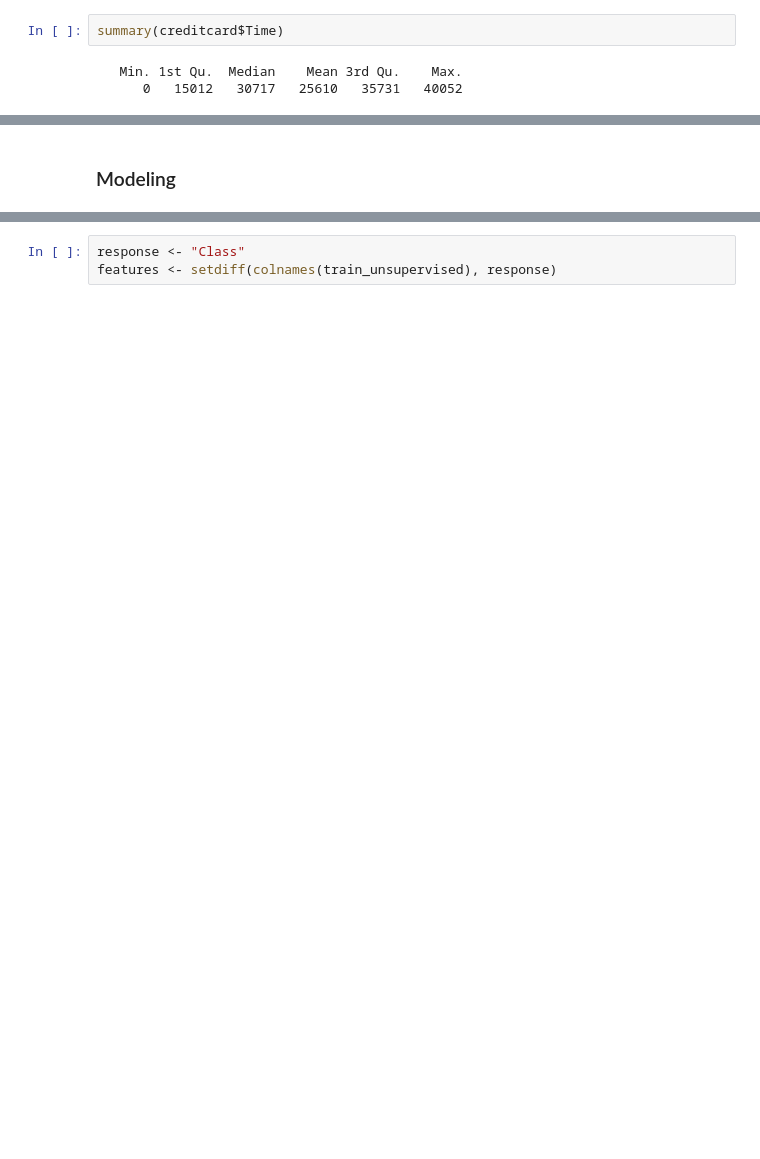
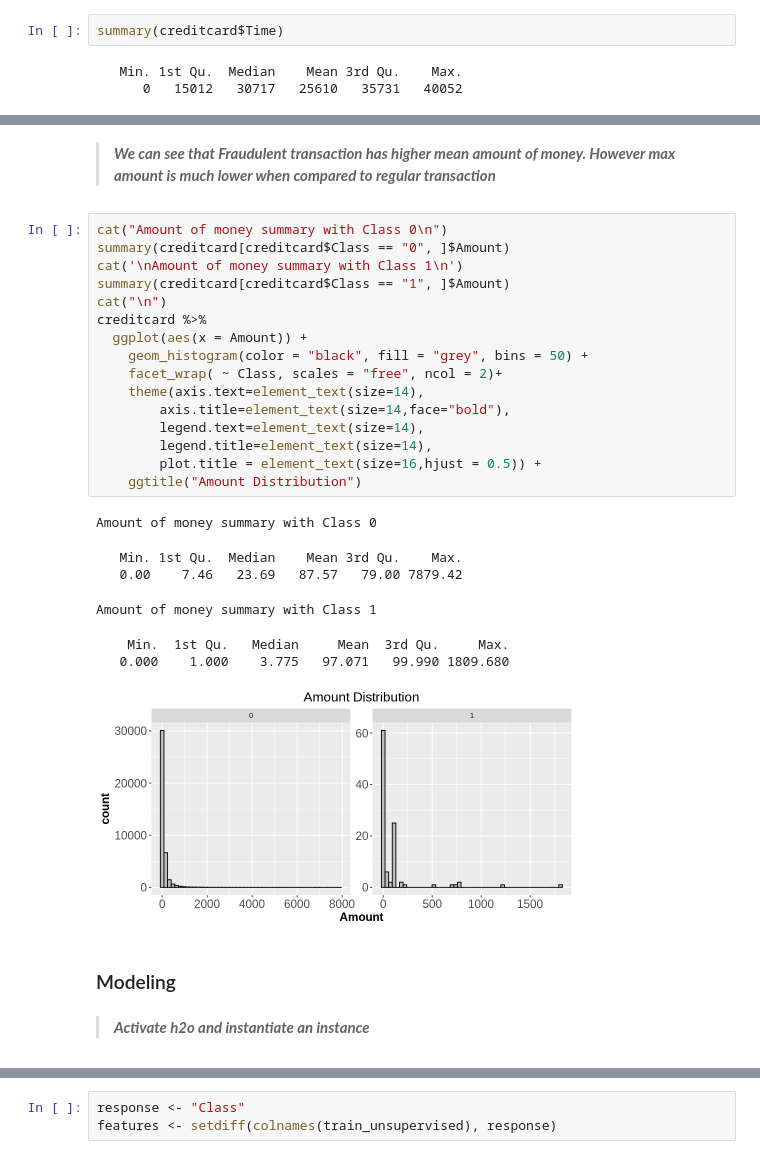
Before and after one commit to nagarajgn01/anomaly-detection-autoencoder-h2o, a Jupyter notebook: Fraud_Detection.ipynb, the cells around one changed output, grey strips where cells are left out. Cells and saved outputs as stored; diff of their text form; blank space fills up the shorter version.

```diff
--- a/Fraud_Detection.ipynb
+++ b/Fraud_Detection.ipynb
@@ -112,4 +135,32 @@ creditcard %>%
+# %% [markdown]
+> ***We can see that Fraudulent transaction has higher mean amount of money. However max amount is much lower when compared to regular transaction***
+# %%
+cat("Amount of money summary with Class 0\n")
+summary(creditcard[creditcard$Class == "0", ]$Amount)
+cat('\nAmount of money summary with Class 1\n')
+summary(creditcard[creditcard$Class == "1", ]$Amount)
+cat("\n")
+creditcard %>%
+  ggplot(aes(x = Amount)) +
+    geom_histogram(color = "black", fill = "grey", bins = 50) +
+    facet_wrap( ~ Class, scales = "free", ncol = 2)+
+    theme(axis.text=element_text(size=14),
+        axis.title=element_text(size=14,face="bold"),
+        legend.text=element_text(size=14),
+        legend.title=element_text(size=14),
+        plot.title = element_text(size=16,hjust = 0.5)) +
+    ggtitle("Amount Distribution")
+# %% [output]
+Amount of money summary with Class 0
+   Min. 1st Qu.  Median    Mean 3rd Qu.    Max.
+   0.00    7.46   23.69   87.57   79.00 7879.42
+Amount of money summary with Class 1
+    Min.  1st Qu.   Median     Mean  3rd Qu.     Max.
+   0.000    1.000    3.775   97.071   99.990 1809.680
+[figure, added]
 # %% [markdown]
 ### Modeling
+# %% [markdown]
+> ***Activate h2o and instantiate an instance***
 # %%
 library(h2o)
```
Also changed, not shown: parts of 103 cells of this notebook.
